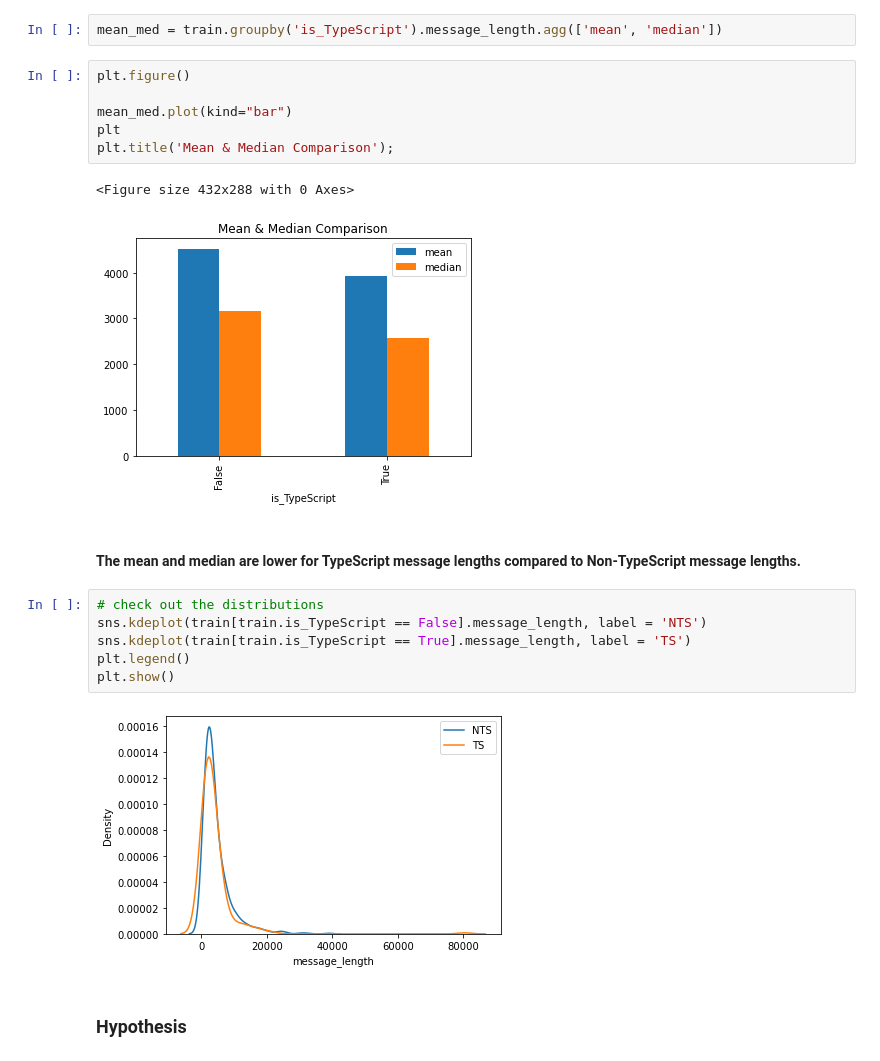
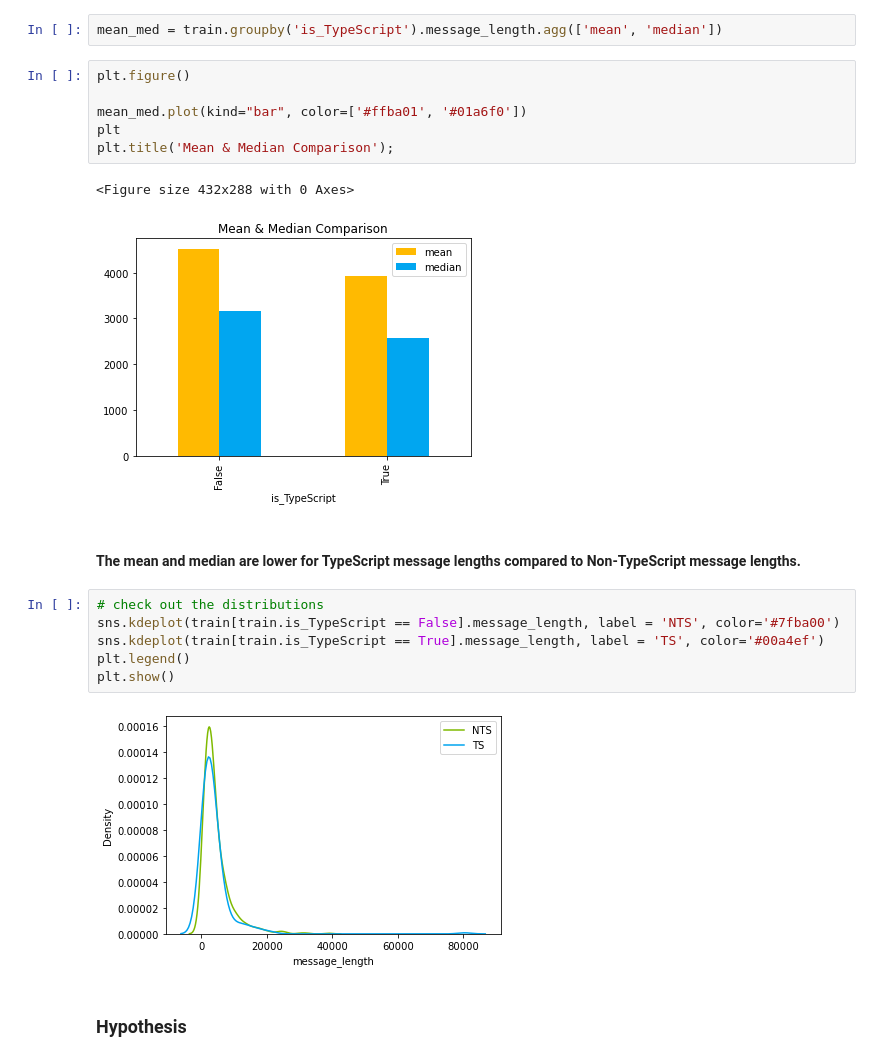
Before and after one commit to lets-talk-codeup/github-guesser, a Jupyter notebook: NLP_project_final_notebook.ipynb, the cells around one changed output. Drawn from its saved outputs; the diff is of its cells as text.

```diff
--- a/NLP_project_final_notebook.ipynb
+++ b/NLP_project_final_notebook.ipynb
@@ -629,22 +630,22 @@ mean_med = train.groupby('is_TypeScript').message_length.agg(['mean', 'median'])
 # %%
 plt.figure()
 
-mean_med.plot(kind="bar")
+mean_med.plot(kind="bar", color=['#ffba01', '#01a6f0'])
 plt
 plt.title('Mean & Median Comparison');
 # %% [output]
 <Figure size 432x288 with 0 Axes>
-[figure, old version]
+[figure, new version]
 # %% [markdown]
 #### The mean and median are lower for TypeScript message lengths compared to Non-TypeScript message lengths.
 # %%
 # check out the distributions
-sns.kdeplot(train[train.is_TypeScript == False].message_length, label = 'NTS')
-sns.kdeplot(train[train.is_TypeScript == True].message_length, label = 'TS')
+sns.kdeplot(train[train.is_TypeScript == False].message_length, label = 'NTS', color='#7fba00')
+sns.kdeplot(train[train.is_TypeScript == True].message_length, label = 'TS', color='#00a4ef')
 plt.legend()
 plt.show()
 # %% [output]
-[figure, old version]
+[figure, new version]
 # %% [markdown]
 ### Hypothesis
 # %% [markdown]
```
Also changed, not shown: parts of 16 cells of this notebook.
